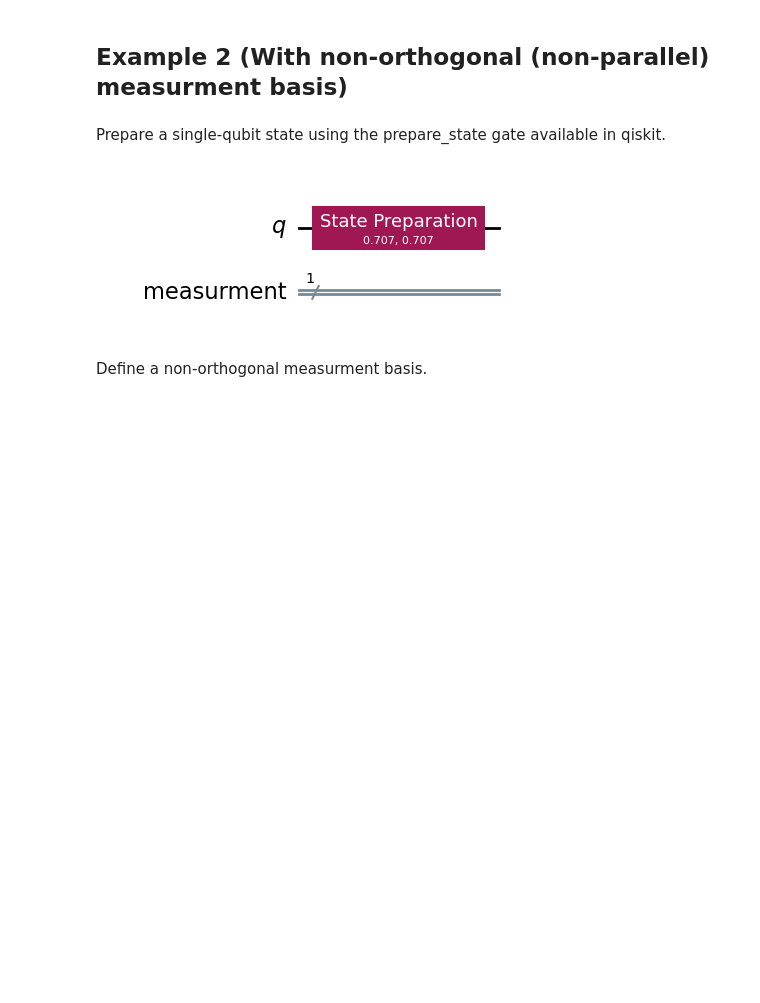
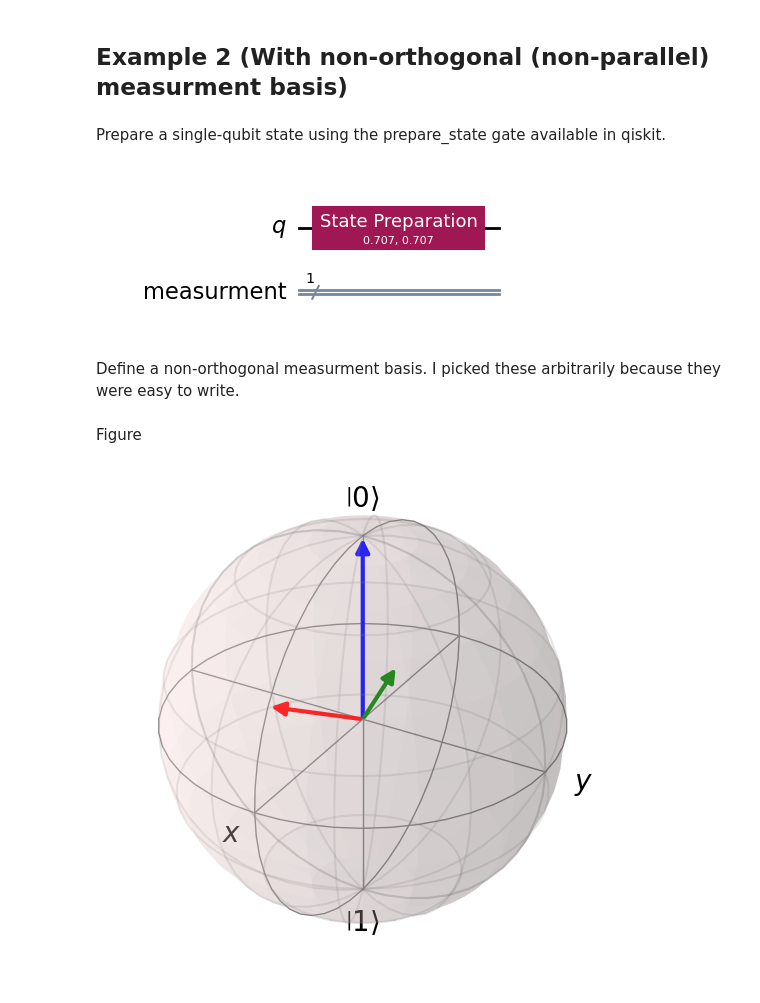
Before and after one commit to ZacharyKokot/Summer-Research-2024, a Jupyter notebook: SingleQubitTomography.ipynb, the cells around one changed output. Drawn from its saved outputs; the diff is of its cells as text; code cells hidden in the pictures; blank space fills up the shorter version.

Commit message:
Worked on non-orthogonal measurment basis.

```diff
--- a/SingleQubitTomography.ipynb
+++ b/SingleQubitTomography.ipynb
@@ -126,4 +126,22 @@ qc.draw("mpl")
 # %% [output]
 [figure]
 # %% [markdown]
-Define a non-orthogonal measurment basis.
+Define a non-orthogonal measurment basis. I picked these arbitrarily because they were easy to write.
+# %% [markdown]
+Figure
+# %%
+import numpy as np
+import qutip
+
+t1 = qutip.Qobj([np.sqrt(3)/2, 1/2])
+t2 = qutip.Qobj([np.sqrt(3)/2,(1/4 + 1j/4)])
+t3 = qutip.Qobj([1,0])
+bloch =  qutip.Bloch()
+
+bloch.add_states(state=t1, kind='vector')
+bloch.add_states(state=t2, kind='vector')
+bloch.add_states(state=t3, kind='vector')
+bloch.vector_color = ['r', 'g', 'b']
+bloch.show()
+# %% [output]
+[figure, added]
```
Also changed, not shown: parts of 10 cells of this notebook.
